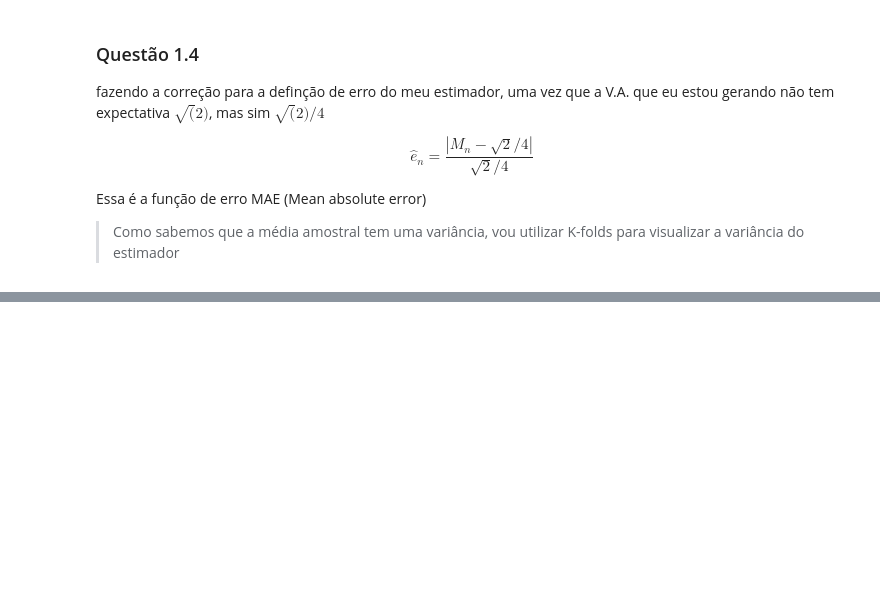
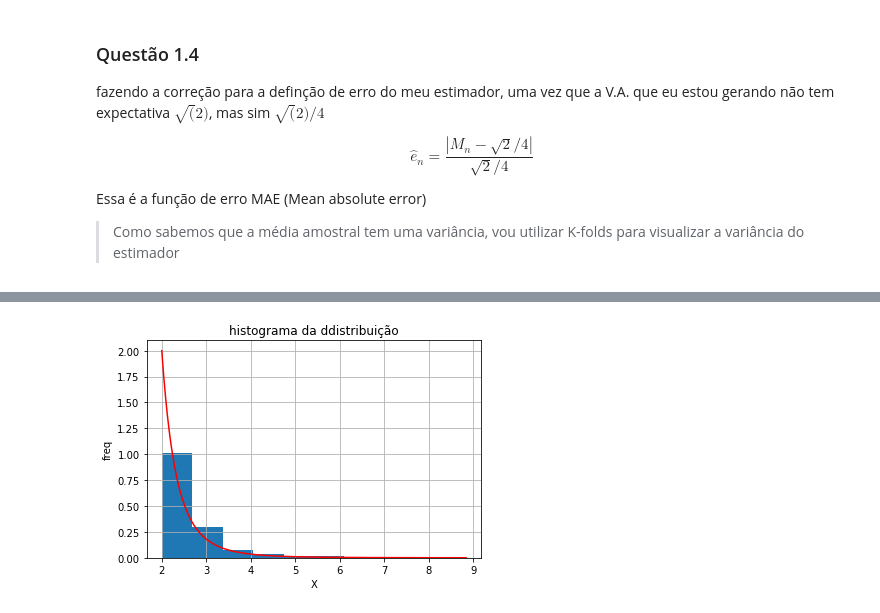
Before and after one commit to mtsz-thiago/mcmc, a Jupyter notebook: lista03.ipynb, the cells around one changed output, grey strips where cells are left out. Cells and saved outputs as stored; diff of their text form; code cells hidden in the pictures; blank space fills up the shorter version.

```diff
--- a/lista03.ipynb
+++ b/lista03.ipynb
@@ -198,0 +293,27 @@ plot_experiment1(estimates, errors)
+# %%
+def direct_q2_2(x, alpha, x0):
+    if x < x0:
+        return 0
+    return alpha*(x0**alpha)/(x**(alpha+1))
+def inversa_q2_2(x, alpha, x0):
+    return x0/((1-x)**(1/alpha))
+# %%
+def sample_generator_q_22(sample_sz, alpha, x0):
+    global inversa_q2_2
+
+    def param_inv(x):
+        return inversa_q2_2(x, alpha, x0)
+
+    sample, x = generate_sample(param_inv, sample_sz)
+    return sample, x
+# %%
+len_sample = 1000
+par_q22_1 = 4
+par_q22_2 = 2
+sample_q22, x = np.array(sample_generator_q_22(len_sample, par_q22_1, par_q22_2))
+ran2 = np.linspace(np.min(sample_q22),np.max(sample_q22),num=len_sample)
+distribution_q22 = [direct_q2_2(a, par_q22_1,par_q22_2) for a in ran]
+# %%
+plot_hist(sample_q22,distribution_q22,ran2)
+# %% [output]
+[figure, added]
```
Also changed, not shown: parts of 25 cells of this notebook.
